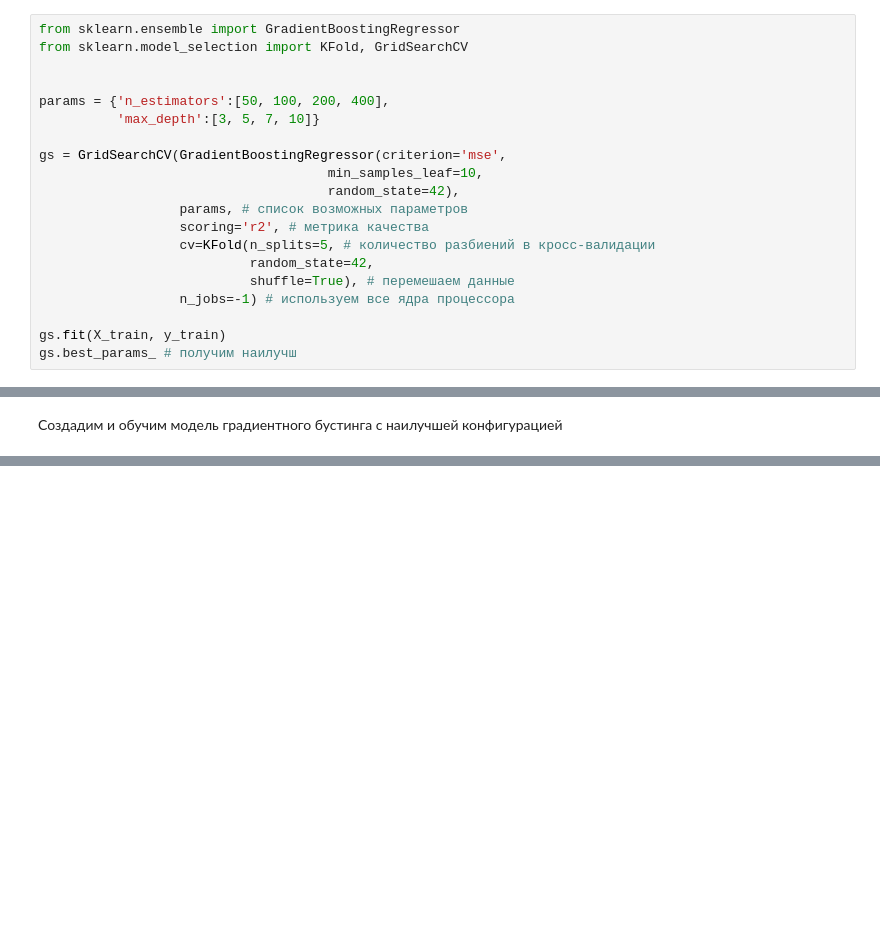
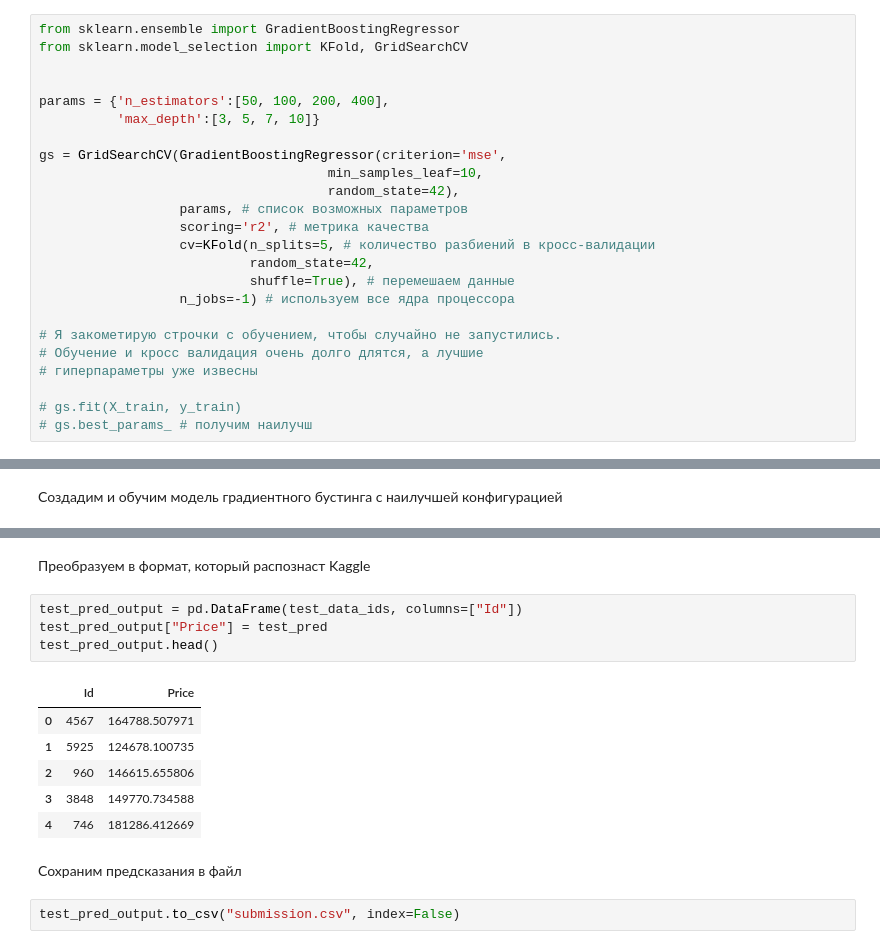
Before and after one commit to FlightBlaze/ds-course-work, a Jupyter notebook: course-work.ipynb, the cells around one changed output, grey strips where cells are left out. Cells and saved outputs as stored; diff of their text form; blank space fills up the shorter version.

```diff
--- a/course-work.ipynb
+++ b/course-work.ipynb
@@ -285,8 +285,12 @@ gs = GridSearchCV(GradientBoostingRegressor(criterion='mse',
                            shuffle=True), # перемешаем данные
                   n_jobs=-1) # используем все ядра процессора
 
-gs.fit(X_train, y_train)
-gs.best_params_ # получим наилучш
+# Я закометирую строчки с обучением, чтобы случайно не запустились.
+# Обучение и кросс валидация очень долго длятся, а лучшие
+# гиперпараметры уже извесны
+
+# gs.fit(X_train, y_train)
+# gs.best_params_ # получим наилучш
 # %% [output]
 {'max_depth': 7, 'n_estimators': 100}
 # %% [markdown]
@@ -321,0 +339,17 @@ R2 на тестовой выборке: 0.7450787413193631
+# %% [markdown]
+Преобразуем в формат, который распознаст Kaggle
+# %%
+test_pred_output = pd.DataFrame(test_data_ids, columns=["Id"])
+test_pred_output["Price"] = test_pred
+test_pred_output.head()
+# %% [output]
+|  | Id | Price |
+| 0 | 4567 | 164788.507971 |
+| 1 | 5925 | 124678.100735 |
+| 2 | 960 | 146615.655806 |
+| 3 | 3848 | 149770.734588 |
+| 4 | 746 | 181286.412669 |
+# %% [markdown]
+Сохраним предсказания в файл
+# %%
+test_pred_output.to_csv("submission.csv", index=False)
```
Also changed, not shown: parts of 12 cells of this notebook, 1 other file.
